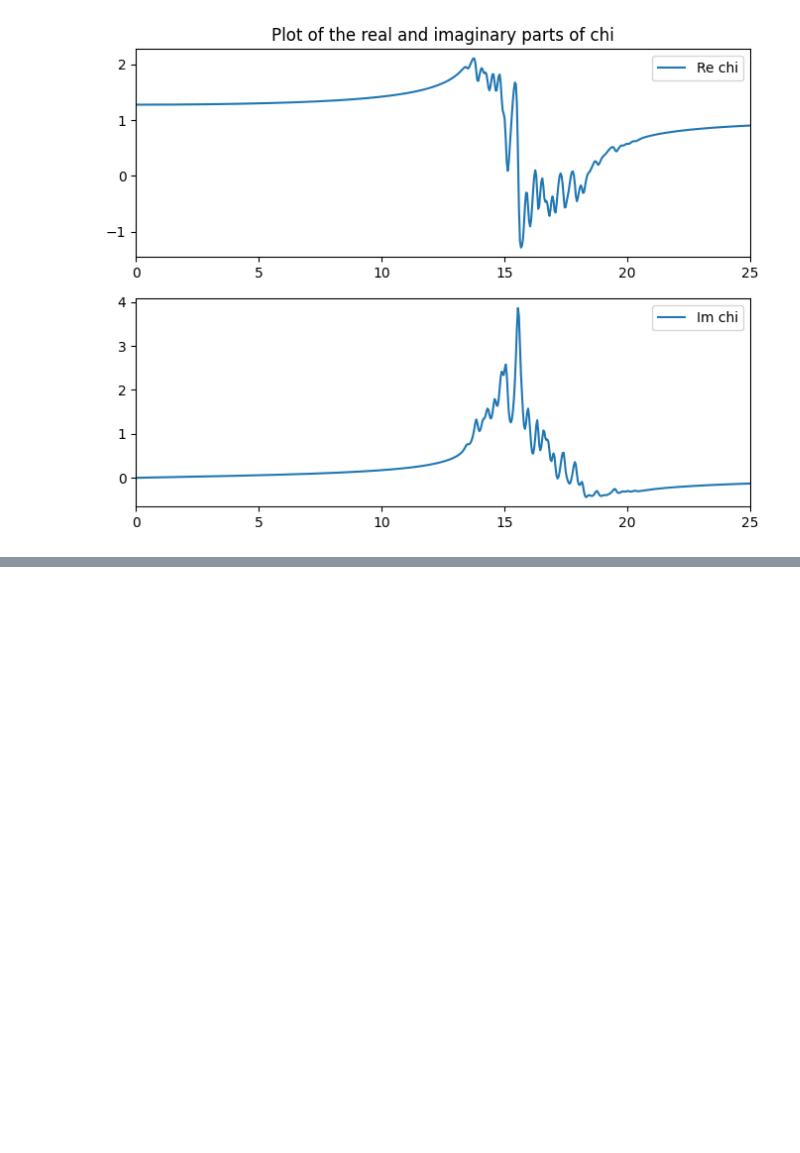
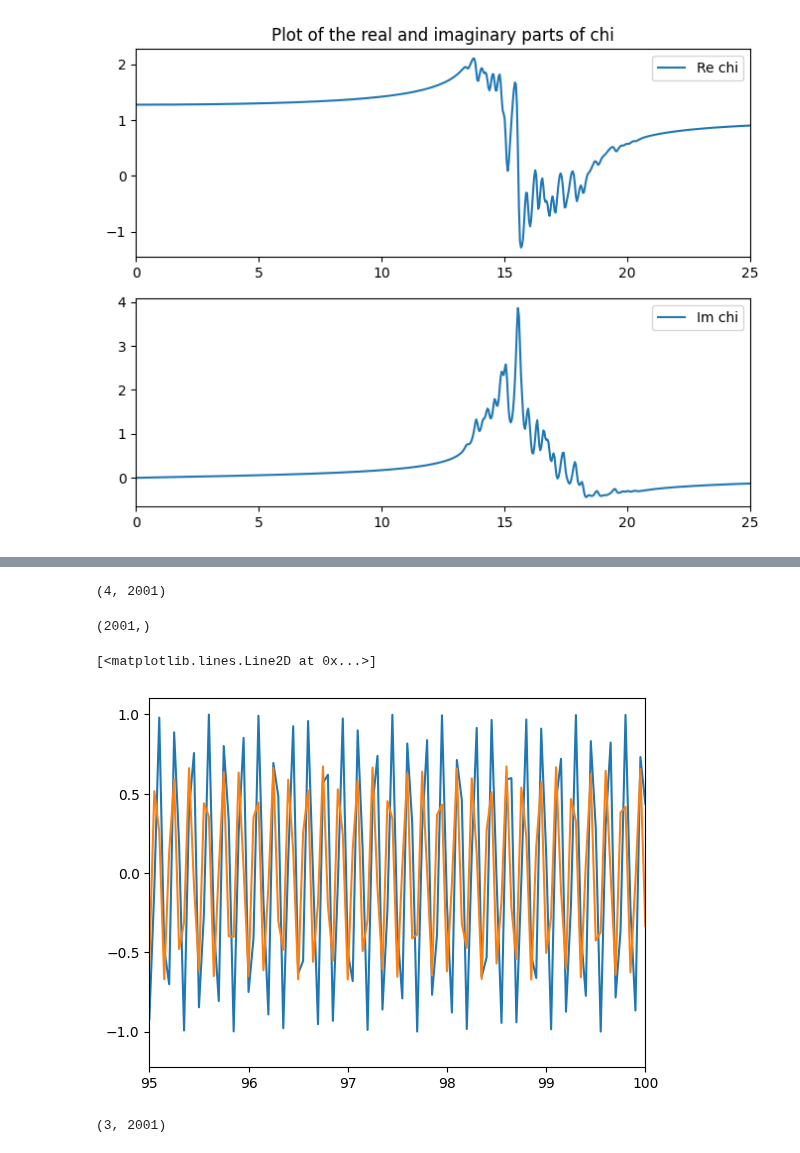
Before and after one commit to marcodalessandro76/MPPI, a Jupyter notebook: sphinx_source/tutorials/Analysis_Optics.ipynb, the cells around one changed output, grey strips where cells are left out. Drawn from its saved outputs; the diff is of its cells as text; code cells hidden in the pictures; blank space fills up the shorter version.

```diff
--- a/sphinx_source/tutorials/Analysis_Optics.ipynb
+++ b/sphinx_source/tutorials/Analysis_Optics.ipynb
@@ -136,0 +178,21 @@ t_initial = 4.1341373336561364
+# %%
+recon = SIG.reconstruct_signal(chi).T
+time,P_r = recon[0],recon[1]
+recon.shape
+# %% [output]
+(4, 2001)
+# %%
+P_r.shape
+# %% [output]
+(2001,)
+# %%
+plt.plot(time,P_r/max(P_r),)
+plt.xlim(95,100)
+plt.plot(data.get_time(),data.Polarization[-1][0]/max(data.Polarization[-1][0]))
+# %% [output]
+[<matplotlib.lines.Line2D at 0x...>]
+[figure, added]
+# %%
+data.Polarization[0].shape
+# %% [output]
+(3, 2001)
```
Also changed, not shown: parts of 31 cells of this notebook, 54 other files.
